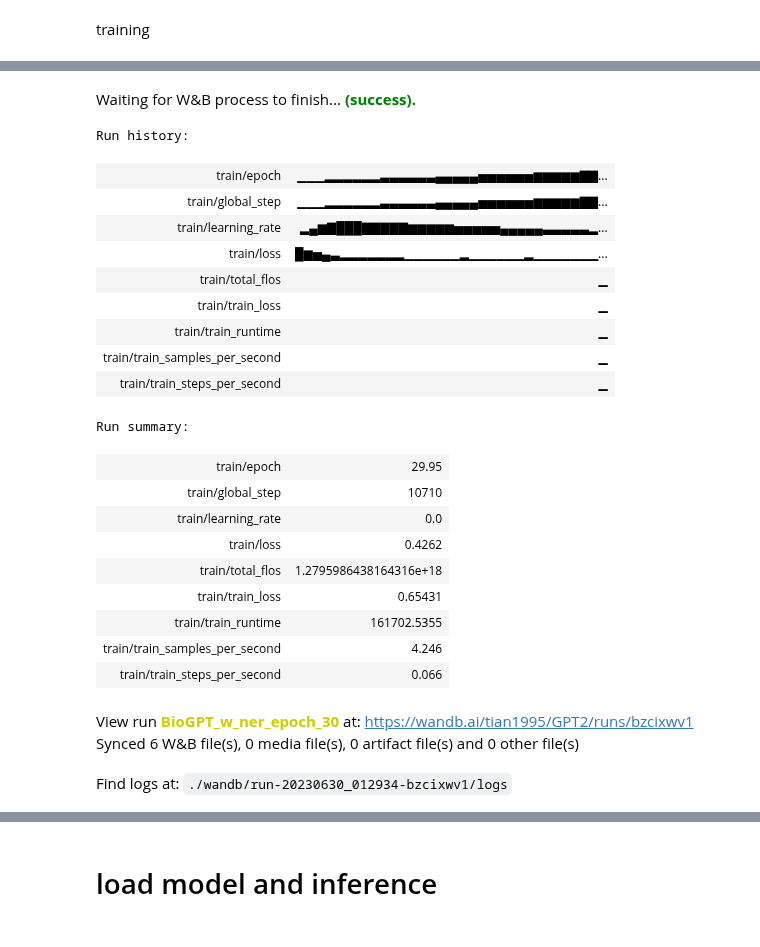
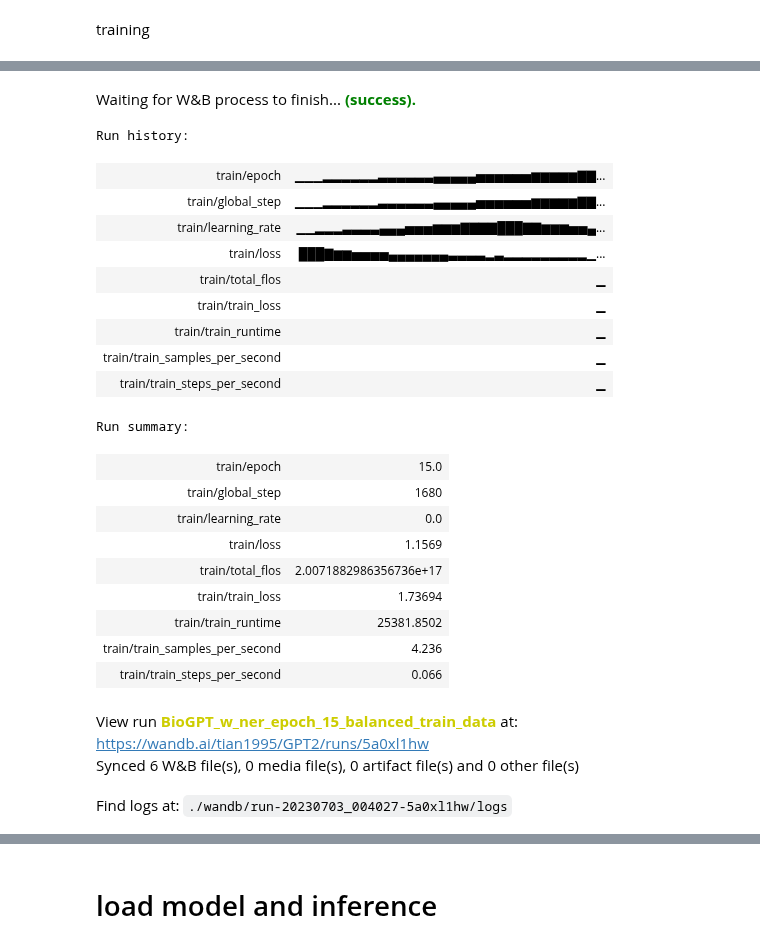
Before and after one commit to yookontian/RE_on_BioRED, a Jupyter notebook: BioGPT_peft_w_ner.ipynb, the cells around one changed output, grey strips where cells are left out. Cells and saved outputs as stored; diff of their text form; code cells hidden in the pictures.

```diff
--- a/BioGPT_peft_w_ner.ipynb
+++ b/BioGPT_peft_w_ner.ipynb
@@ -166,0 +186,28 @@ dataset = DatasetDict({
+# %%
+from torch.utils.data import Subset
+"""
+for the train_dataset:
+{'[None]': 18720,
+ '[Association]': 2183,
+ '[Bind]': 60,
+ '[Comparison]': 28,
+ '[Conversion]': 3,
+ '[Cotreatment]': 31,
+ '[Drug_Interaction]': 11,
+ '[Negative_Correlation]': 763,
+ '[Positive_Correlation]': 1088}
+
+so it is neccessary to balance the dataset, we randomly choose 3000 samples from the [None] class with the seed 42
+"""
+import random
+random.seed(42)
+
+# get the index of the [None] class of the datasets type of train_data_raw
+none_index = [i for i, example in enumerate(train_data_raw) if example['outputs'].split(" ")[-3] == '[None]']
+
+# randomly choose 18720-3000 samples from the [None] class
+none_index = random.sample(none_index, 18720-3000)
+keep_indices = [i for i in range(len(train_data_raw)) if i not in none_index]
+
+# delete the [None] class samples from the train_data_raw
+train_data_raw_balanced = train_data_raw.select(keep_indices)
@@ -167,3 +221,8 @@ dataset = DatasetDict({
+# %%
+dataset = DatasetDict({
+    "train": train_data_raw_balanced,
+    "valid": valid_data_raw
+})
 # %%
 tokenized_datasets = dataset.map(lambda example: GPT_w_ner_preprocess_function(example, tokenizer, mode="gpt_w_ner"), batched=True, remove_columns=['pmids', 'text', 'entities', 'outputs'])
 # %%
@@ -222,7 +269,6 @@ training
 from transformers import DataCollatorForLanguageModeling
 # %%
 import transformers
-from datasets import load_dataset
 
 trainer = transformers.Trainer(
     model=model,
@@ -231,7 +277,7 @@ trainer = transformers.Trainer(
         per_device_train_batch_size=8,
         gradient_accumulation_steps=8,
         warmup_steps=1000,
-        num_train_epochs=30,
+        num_train_epochs=15,
         learning_rate=2e-4,
         fp16=True,
         logging_steps=1,
@@ -265,30 +311,30 @@ TrainOutput(global_step=10710, training_loss=0.6543093271184813, metrics={'train
 # %%
 import wandb
 wandb.finish()
-trainer.save_model("GPT_w_ner/models/GPT_w_ner_epoch_30")
+trainer.save_model("GPT_w_ner/models/GPT_w_ner_epoch_15_balanced_train_data")
 # %% [output]
 Waiting for W&B process to finish... (success).
 Run history:
 | train/epoch | ▁▁▁▂▂▂▂▂▂▃▃▃▃▃▃▄▄▄▄▄▅▅▅▅▅▅▆▆▆▆▆▇▇... |
 | train/global_step | ▁▁▁▂▂▂▂▂▂▃▃▃▃▃▃▄▄▄▄▄▅▅▅▅▅▅▆▆▆▆▆▇▇... |
-| train/learning_rate | ▂▄▆▇███▇▇▇▇▇▆▆▆▆▆▅▅▅▅▅▄▄▄▄▄▃▃▃▃▃▂... |
-| train/loss | █▆▅▄▃▂▂▂▂▂▂▂▁▁▁▁▁▁▂▁▁▁▁▁▁▂▁▁▁▁▁▁▁... |
+| train/learning_rate | ▁▁▂▂▂▃▃▃▃▄▄▄▅▅▅▆▆▆▇▇▇▇███▇▇▆▆▆▅▅▄... |
+| train/loss | ███▇▆▆▅▅▅▅▄▄▄▄▄▄▄▃▃▃▃▂▃▂▂▂▂▂▂▂▂▂▁... |
 | train/total_flos | ▁ |
 | train/train_loss | ▁ |
 | train/train_runtime | ▁ |
 | train/train_samples_per_second | ▁ |
 | train/train_steps_per_second | ▁ |
 Run summary:
-| train/epoch | 29.95 |
-| train/global_step | 10710 |
+| train/epoch | 15.0 |
+| train/global_step | 1680 |
 | train/learning_rate | 0.0 |
-| train/loss | 0.4262 |
-| train/total_flos | 1.2795986438164316e+18 |
-| train/train_loss | 0.65431 |
-| train/train_runtime | 161702.5355 |
-| train/train_samples_per_second | 4.246 |
+| train/loss | 1.1569 |
+| train/total_flos | 2.0071882986356736e+17 |
+| train/train_loss | 1.73694 |
+| train/train_runtime | 25381.8502 |
+| train/train_samples_per_second | 4.236 |
 | train/train_steps_per_second | 0.066 |
-View run BioGPT_w_ner_epoch_30 at: https://wandb.ai/tian1995/GPT2/runs/bzcixwv1
+View run BioGPT_w_ner_epoch_15_balanced_train_data at: https://wandb.ai/tian1995/GPT2/runs/5a0xl1hw
 Synced 6 W&B file(s), 0 media file(s), 0 artifact file(s) and 0 other file(s)
-Find logs at: ./wandb/run-20230630_012934-bzcixwv1/logs
+Find logs at: ./wandb/run-20230703_004027-5a0xl1hw/logs
 # %%
```
Also changed, not shown: parts of 39 cells of this notebook.
